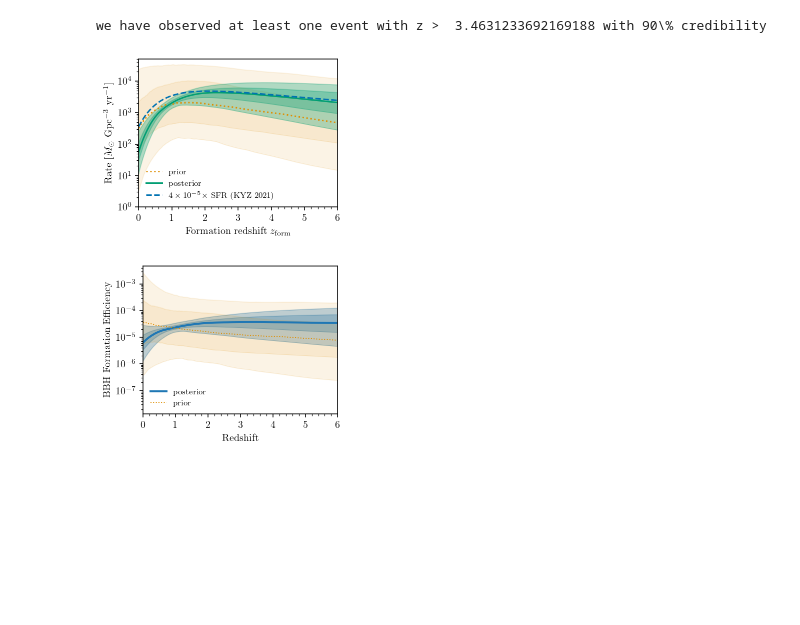
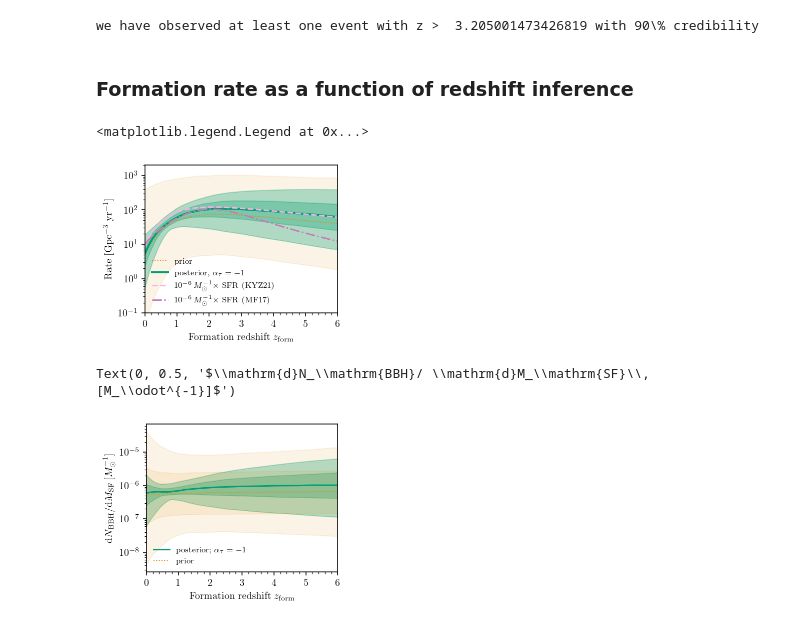
Before and after one commit to mfishbach/oldest-black-holes, a Jupyter notebook: OldestBlackHoles_Paper_Plots.ipynb, the cells around one changed output. Cells and saved outputs as stored; diff of their text form; code cells hidden in the pictures; blank space fills up the shorter version.

```diff
--- a/OldestBlackHoles_Paper_Plots.ipynb
+++ b/OldestBlackHoles_Paper_Plots.ipynb
@@ -176,10 +244,21 @@ plot_helper.median_pm_symmetric(n_above_2)
 # %%
-print("we have observed at least one event with z > ", np.percentile(lines_zf_tmin20alpha1[:,-1], 10), "with 90\% credibility")
+print("we have observed at least one event with z > ", np.percentile(lines_zf_alpha1[:,-1], 10), "with 90\% credibility")
 # %% [output]
-we have observed at least one event with z >  3.4631233692169188 with 90\% credibility
+we have observed at least one event with z >  3.205001473426819 with 90\% credibility
+# %% [markdown]
+### Formation rate as a function of redshift inference
 # %%
-with h5py.File("formation_rate_vs_tL.h5", 'r') as inp:
+with h5py.File("formation_rate_vs_tL_tmin10_al1.h5", 'r') as inp:
     Rfs = np.array(inp["Rf_posterior"])
     Rfs_prior = np.array(inp["Rf_prior"])
     tL_forms = np.array(inp["tL_forms"])
     Mtot_avg = np.array(inp["Mtot_average"])
+
+with h5py.File("formation_rate_hypersamples_plusgrid_tmin10_al15.h5", 'r') as inp:
+    Rfs_al15 = np.array(inp["Rf_posterior"])
+
+with h5py.File("formation_rate_hypersamples_plusgrid_tmin10_al05.h5", 'r') as inp:
+    Rfs_al05 = np.array(inp["Rf_posterior"])
+
+with h5py.File("formation_rate_hypersamples_plusgrid_tmin10_al025.h5", 'r') as inp:
+    Rfs_al025 = np.array(inp["Rf_posterior"])
@@ -189,52 +266,52 @@ BBH_FR = (Rfs.T * Mtot_avg).T
 from gw_pop_numpyro import distributions as dist
 
 Ts = config.cosmo_dict["age_of_universe"] - tL_forms
-SFR = 0.1 * dist.rate_age(Ts/1e3, 1.34, 0.43)
+SFR = 0.1 * dist.rate_age(Ts/1e3, 1.34, 0.43) #in Msun Mpc^-3 yr^-1
+
+xs = config.cosmo_dict["z_at_lookback_time"](tL_forms)
+
+SFR_MF = 0.01 * (1 + xs)**2.6 / (1 + ((1 +xs) / 3.2) ** 6.2) #in Msun Mpc^-3 yr^-1
 # %%
 
 fig, ax = plt.subplots(constrained_layout=True)
 
-xs = config.cosmo_dict["z_at_lookback_time"](tL_forms)
 
-plot_helper.plot_bands(ax, xs, 1e9 * Rfs_prior * 30, plot_kwargs = dict(linewidth = 1.5, label = 'prior', ls = ':'), alpha = 0.1, color = sns.color_palette()[1])
+plot_helper.plot_bands(ax, xs, 1e9 * Rfs_prior, bounds = [(5, 95)], plot_kwargs = dict(linewidth = 1.0, label = 'prior', ls = ':'), alpha = 0.1, color = sns.color_palette()[1])
 
-plot_helper.plot_bands(ax, xs, 1e9 * BBH_FR, plot_kwargs = dict(linewidth = 1.5, label = 'posterior'), color = sns.color_palette()[2])
+plot_helper.plot_bands(ax, xs, 1e9 * Rfs, plot_kwargs = dict(linewidth = 2.0, label = r'posterior, $\alpha_\tau = -1$'), color = sns.color_palette()[2])
 
+ax.plot(xs, 1e9 * 1e-6 * SFR, ls = '--', color = sns.color_palette()[6], linewidth = 1.5, label = r'$10^{-6}\,M_\odot^{-1}\times$ SFR (KYZ21)')
 
-#ax.plot(xs, 10 * dist.redshift_peak(xs, a = 2.6, b = 6.2-2.6, zp = 2.2, zmax = 20), ls = '--', c = 'k')
-
-ax.plot(xs, 1e9 * 4e-5 * SFR, ls = '--', color = sns.color_palette()[0], linewidth = 1.5, label = r'$4 \times 10^{-5}\times$ SFR (KYZ 2021)')
-
+ax.plot(xs, 1e9 * 1e-6 * SFR_MF, ls = '-.', color = sns.color_palette()[4], linewidth = 1.5, label = r'$10^{-6}\,M_\odot^{-1}\times$ SFR (MF17)')
 
 ax.set_yscale('log')
 
 ax.set_xlim(0, 6)
 
-ax.set_ylim(1, 5e4)
+ax.set_ylim(1e-1, 2e3)
 
 ax.set_xlabel('Formation redshift $z_\mathrm{form}$')
 
-ax.set_ylabel('Rate [$M_\odot$ Gpc$^{-3}$ yr$^{-1}$]')
+ax.set_ylabel('Rate [Gpc$^{-3}$ yr$^{-1}$]')
 
 plt.legend(loc = 'lower left')
 
 
-plt.savefig('figures/MassDensityRate_form_v_z_default_tau.pdf', bbox_inches = 'tight')
+#plt.savefig('figures/Rate_form_v_z_default_tau_withMF.pdf', bbox_inches = 'tight')
 
-plt.savefig('figures/MassDensityRate_form_v_z_default_tau.png', dpi = 300, bbox_inches = 'tight')
+#plt.savefig('figures/Rate_form_v_z_default_tau_withMF.png', dpi = 300, bbox_inches = 'tight')
 # %% [output]
+<matplotlib.legend.Legend at 0x...>
-[figure, old version]
+[figure, new version]
 # %%
+efficiency = Rfs / SFR
 
-
-efficiency = BBH_FR / SFR
-
-efficiency_prior = (Rfs_prior * 30)/ SFR
+efficiency_prior = Rfs_prior/ SFR
 
 
 fig, ax = plt.subplots(constrained_layout=True)
 
-plot_helper.plot_bands(ax, xs, efficiency, plot_kwargs = dict(linewidth = 2.0, label = 'posterior'))
+plot_helper.plot_bands(ax, xs, efficiency, plot_kwargs = dict(linewidth = 1.5, label = r'posterior; $\alpha_\tau = -1$'), color = sns.color_palette()[2])
 
 plot_helper.plot_bands(ax, xs, efficiency_prior, plot_kwargs = dict(linewidth = 1.0, ls = ':', label = 'prior'), alpha = 0.1, color = sns.color_palette()[1])
 
@@ -244,11 +321,12 @@ ax.set_yscale('log')
 
 ax.set_xlim(0,6)
 
-ax.set_xlabel('Redshift')
+ax.set_xlabel('Formation redshift $z_\mathrm{form}$')
 
-ax.set_ylabel('BBH Formation Efficiency')
+ax.set_ylabel(r'$\mathrm{d}N_\mathrm{BBH}/ \mathrm{d}M_\mathrm{SF}\, [M_\odot^{-1}]$')
 
-plt.savefig('figures/formation_efficiency_v_redshift_default_tau.pdf', bbox_inches = 'tight')
-plt.savefig('figures/formation_efficiency_v_redshift_default_tau.png', bbox_inches = 'tight', dpi = 300)
+#plt.savefig('figures/formation_efficiency_v_redshift_default_tau.pdf', bbox_inches = 'tight')
+#plt.savefig('figures/formation_efficiency_v_redshift_default_tau.png', bbox_inches = 'tight', dpi = 300)
 # %% [output]
+Text(0, 0.5, '$\\mathrm{d}N_\\mathrm{BBH}/ \\mathrm{d}M_\\mathrm{SF}\\, [M_\\odot^{-1}]$')
-[figure, old version]
+[figure, new version]
```
Also changed, not shown: parts of 32 cells of this notebook.
